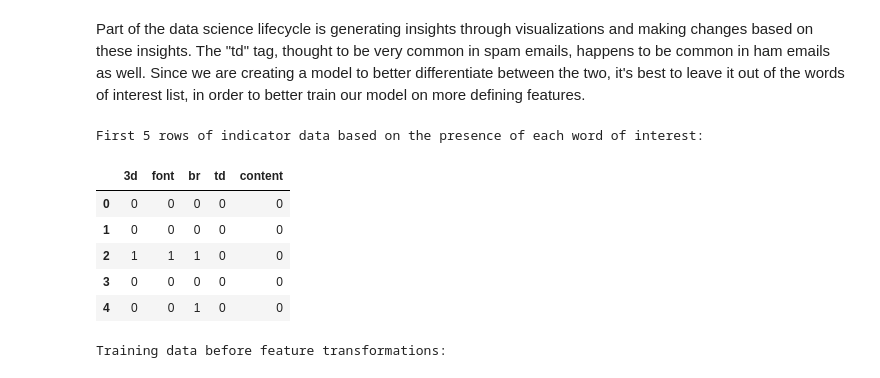
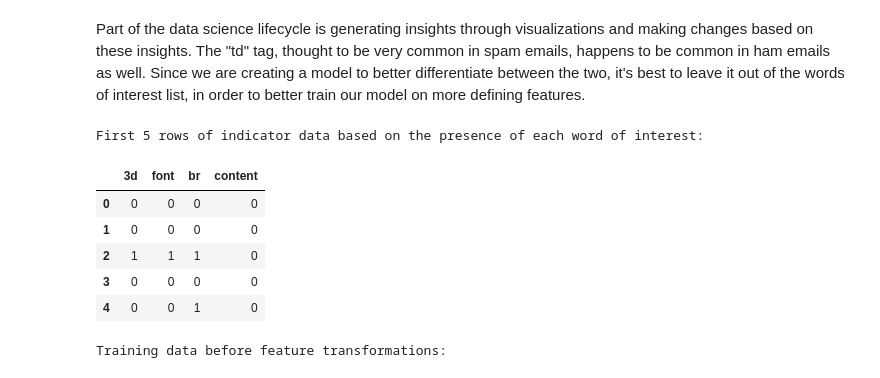
Before and after one commit to saltyjared/Spam-vs-Ham, a Jupyter notebook: analysis.ipynb, the cells around one changed output. Cells and saved outputs as stored; diff of their text form; code cells hidden in the pictures.

```diff
--- a/analysis.ipynb
+++ b/analysis.ipynb
@@ -213,20 +213,21 @@ plt.tight_layout()
 Part of the data science lifecycle is generating insights through visualizations and making changes based on these insights. The "td" tag, thought to be very common in spam emails, happens to be common in ham emails as well. Since we are creating a model to better differentiate between the two, it's best to leave it out of the words of interest list, in order to better train our model on more defining features.
 # %%
 # Change `words_of_interest` to not include "td" and create a dataframe using the utility functions, composed of indicators for each word features
+words_of_interest = ['3d', 'font', 'br', 'content']
 train_woi = pd.DataFrame(words_in_texts(words_of_interest, train['email']), columns=words_of_interest)
 print('First 5 rows of indicator data based on the presence of each word of interest:')
 display(train_woi.head())
 
 # Sanity check that the length of `train` and `train_woi` are equal
 assert(len(train) == len(train_woi))
 # %% [output]
 First 5 rows of indicator data based on the presence of each word of interest:
-|  | 3d | font | br | td | content |
-| 0 | 0 | 0 | 0 | 0 | 0 |
-| 1 | 0 | 0 | 0 | 0 | 0 |
-| 2 | 1 | 1 | 1 | 0 | 0 |
-| 3 | 0 | 0 | 0 | 0 | 0 |
-| 4 | 0 | 0 | 1 | 0 | 0 |
+|  | 3d | font | br | content |
+| 0 | 0 | 0 | 0 | 0 |
+| 1 | 0 | 0 | 0 | 0 |
+| 2 | 1 | 1 | 1 | 0 |
+| 3 | 0 | 0 | 0 | 0 |
+| 4 | 0 | 0 | 1 | 0 |
 # %%
 # Perform operations to identify possible features for modeling
 def transformations(df):
```
Also changed, not shown: parts of 4 cells of this notebook, 5 other files.
